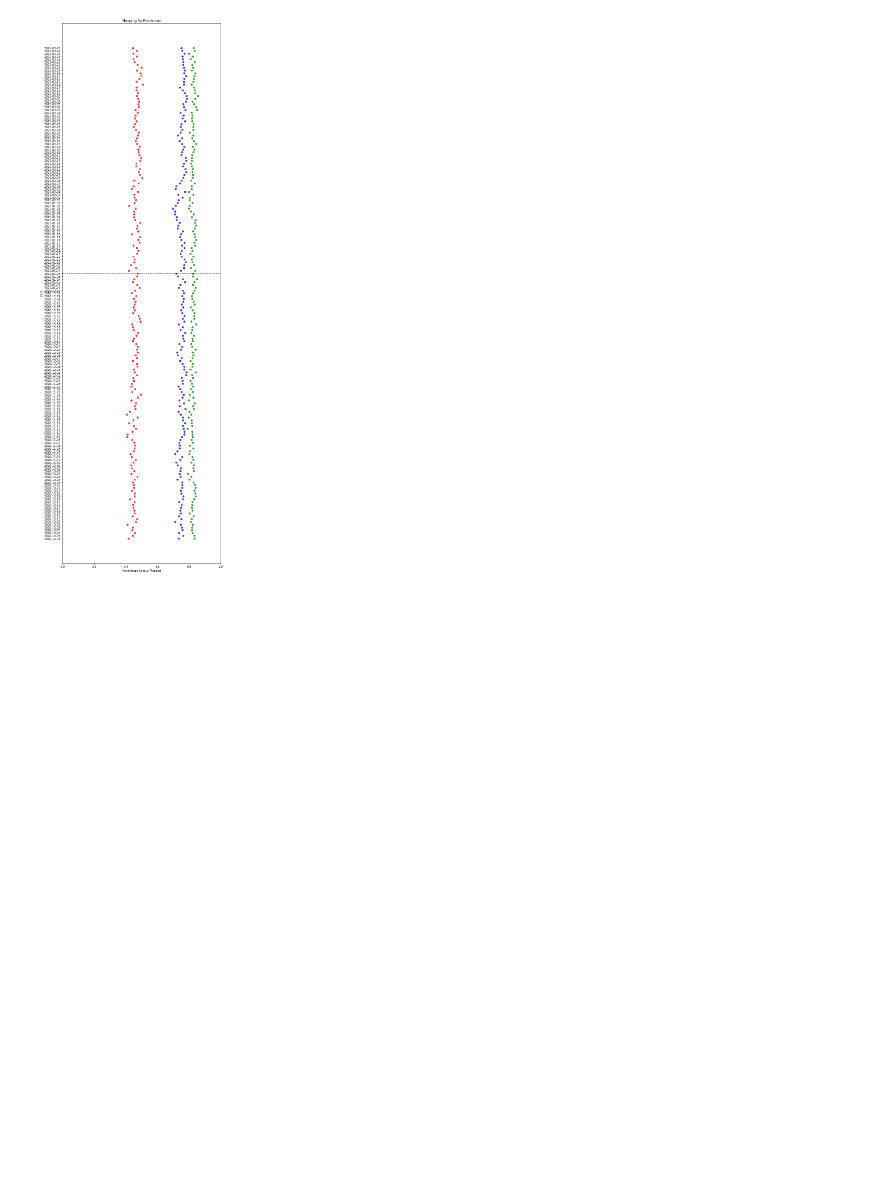
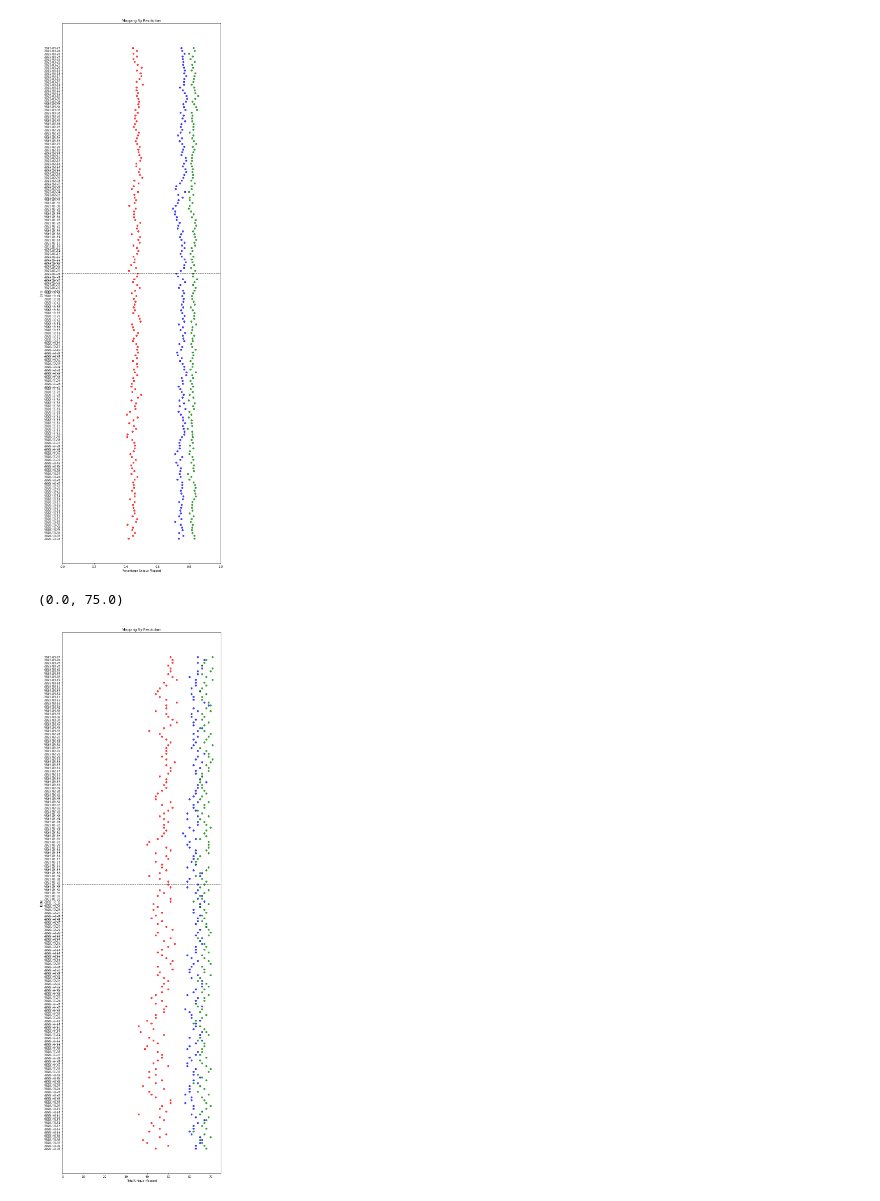
Before and after one commit to casonk/pushshift_python, a Jupyter notebook: Great_Lakes_HPC/ipynbs/compare_resolution.ipynb, the cells around one changed output. Cells and saved outputs as stored; diff of their text form; code cells hidden in the pictures; blank space fills up the shorter version.

```diff
--- a/Great_Lakes_HPC/ipynbs/compare_resolution.ipynb
+++ b/Great_Lakes_HPC/ipynbs/compare_resolution.ipynb
@@ -56,3 +56,34 @@ plt.xlim(0,1)
 # %% [output]
 (0.0, 1.0)
 [figure]
+# %%
+def tru_match(r):
+    with open((id_l + ('/UTIL/OLAP_{}_{}_{}.pkl').format(j, k, r)), 'rb') as olh:
+        olap = pickle.load(olh)
+
+    idx = []
+    nmp = []
+
+    for i in range(len(_center_dates) - 1):
+        idx += [_center_dates[i + 1]]
+        nmp += [pd.DataFrame(olap[_center_dates[i]]).apply(lambda col: len(col.unique())).loc[_center_dates[i + 1]]]
+
+    return (idx,nmp)
+# %%
+rt_05 = tru_match(0.5)
+rt_1 = tru_match(1)
+rt_2 = tru_match(2)
+# %%
+fig = plt.figure(figsize=(10, 35))
+plt.scatter(x=rt_05[1] , y=rt_05[0], alpha=0.75, c='r')
+plt.scatter(x=rt_1[1]  ,  y=rt_05[0], alpha=0.75, c='b')
+plt.scatter(x=rt_2[1]  ,  y=rt_05[0], alpha=0.75, c='g')
+plt.plot([0,75], ['2021-01-06','2021-01-06'], alpha=0.75, c='black', ls='--')
+
+plt.title('Mapping By Resolution')
+plt.xlabel('Total Unique Mapped')
+plt.ylabel('Date')
+plt.xlim(0,75)
+# %% [output]
+(0.0, 75.0)
+[figure, added]
```
Also changed, not shown: parts of 4 cells of this notebook.
